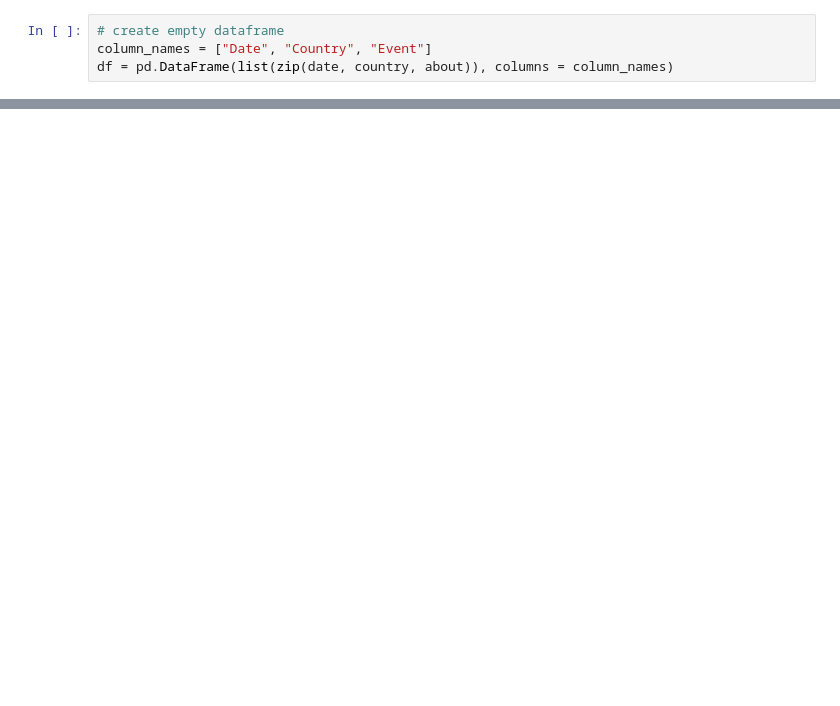
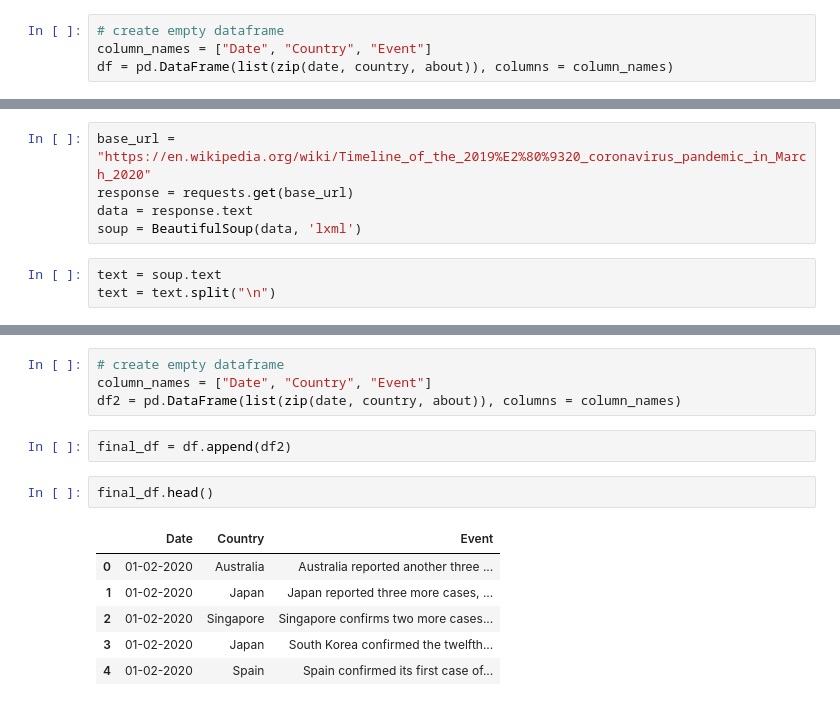
Before and after one commit to Jimmeeee/idv-project, a Jupyter notebook: notebooks/wikipedia_scrape.ipynb, the cells around one changed output, grey strips where cells are left out. Drawn from its saved outputs; the diff is of its cells as text; blank space fills up the shorter version.

```diff
--- a/notebooks/wikipedia_scrape.ipynb
+++ b/notebooks/wikipedia_scrape.ipynb
@@ -451,0 +444,8 @@ df.to_csv(r'/home/hytonenj/Desktop/idv-project/data/cleaned_reports/events_febru
+# %%
+base_url = "https://en.wikipedia.org/wiki/Timeline_of_the_2019%E2%80%9320_coronavirus_pandemic_in_March_2020"
+response = requests.get(base_url)
+data = response.text
+soup = BeautifulSoup(data, 'lxml')
+# %%
+text = soup.text
+text = text.split("\n")
@@ -451,0 +540,15 @@ df.to_csv(r'/home/hytonenj/Desktop/idv-project/data/cleaned_reports/events_febru
+# %%
+# create empty dataframe
+column_names = ["Date", "Country", "Event"]
+df2 = pd.DataFrame(list(zip(date, country, about)), columns = column_names)
+# %%
+final_df = df.append(df2)
+# %%
+final_df.head()
+# %% [output]
+|  | Date | Country | Event |
+| 0 | 01-02-2020 | Australia | Australia reported another three ... |
+| 1 | 01-02-2020 | Japan | Japan reported three more cases, ... |
+| 2 | 01-02-2020 | Singapore | Singapore confirms two more cases... |
+| 3 | 01-02-2020 | Japan | South Korea confirmed the twelfth... |
+| 4 | 01-02-2020 | Spain | Spain confirmed its first case of... |
```
Also changed, not shown: parts of 23 cells of this notebook, 13 other files.
